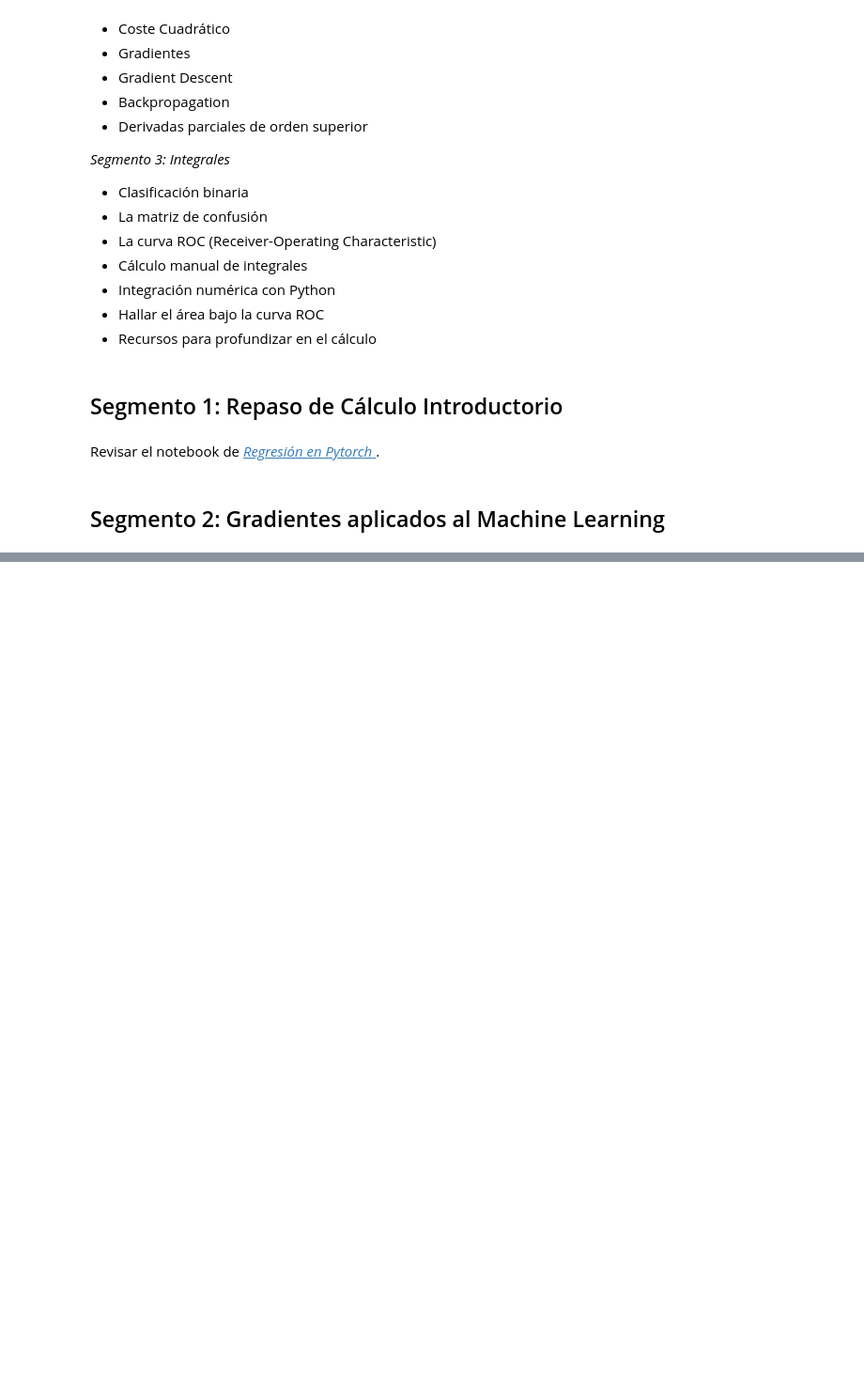
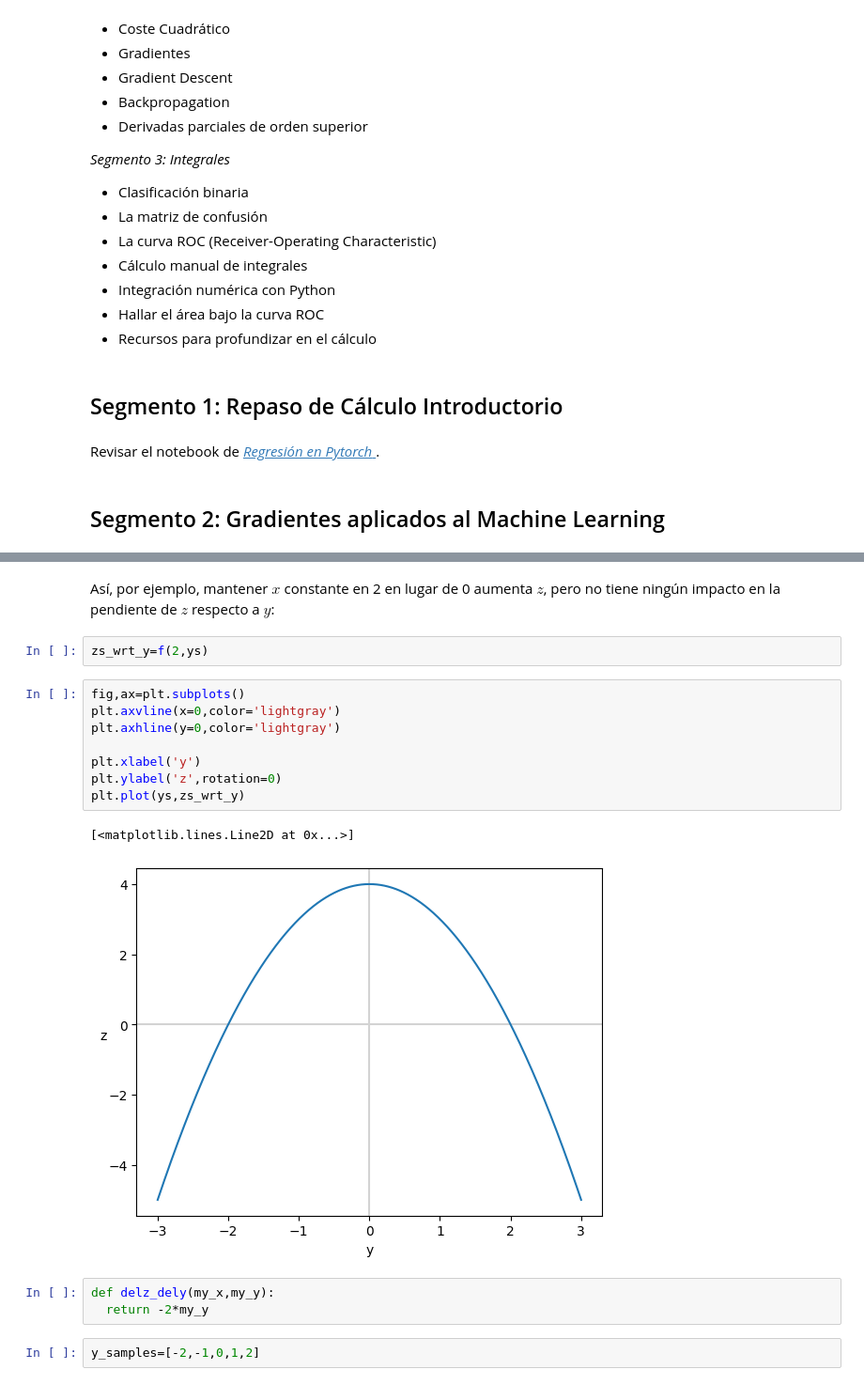
Before and after one commit to alfxer69/TemasPythonEjercicios, a Jupyter notebook: Matematicas_para_ML/Derivadas_parciales_e_integrales.ipynb, the cells around one changed output, grey strips where cells are left out. Shown: that part at 94% size. Drawn from its saved outputs; the diff is of its cells as text; blank space fills up the shorter version.

```diff
--- a/Matematicas_para_ML/Derivadas_parciales_e_integrales.ipynb
+++ b/Matematicas_para_ML/Derivadas_parciales_e_integrales.ipynb
@@ -48,0 +138,20 @@ Revisar el notebook de [*Regresión en Pytorch* ](https://github.com/joanby/mate
+# %% [markdown]
+Así, por ejemplo, mantener $x$ constante en 2 en lugar de 0 aumenta $z$, pero no tiene ningún impacto en la pendiente de $z$ respecto a $y$:
+# %%
+zs_wrt_y=f(2,ys)
+# %%
+fig,ax=plt.subplots()
+plt.axvline(x=0,color='lightgray')
+plt.axhline(y=0,color='lightgray')
+
+plt.xlabel('y')
+plt.ylabel('z',rotation=0)
+plt.plot(ys,zs_wrt_y)
+# %% [output]
+[<matplotlib.lines.Line2D at 0x...>]
+[figure, added]
+# %%
+def delz_dely(my_x,my_y):
+  return -2*my_y
+# %%
+y_samples=[-2,-1,0,1,2]
```
Also changed, not shown: parts of 26 cells of this notebook.
